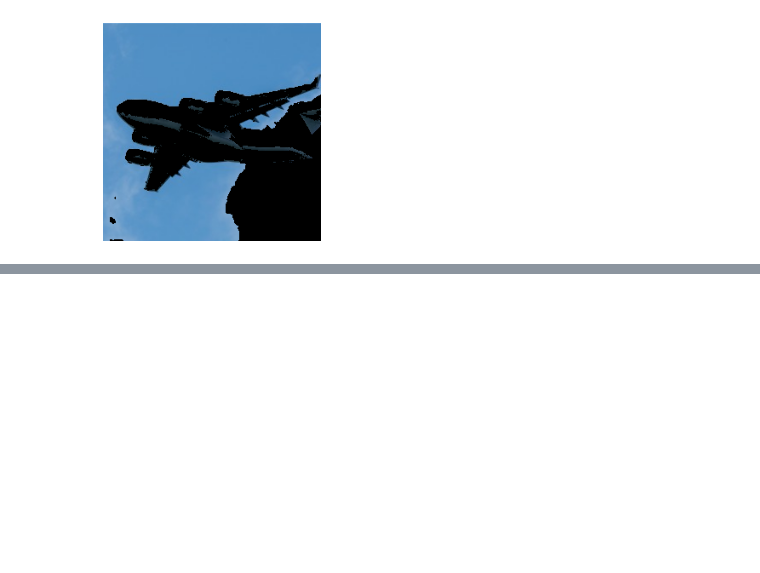
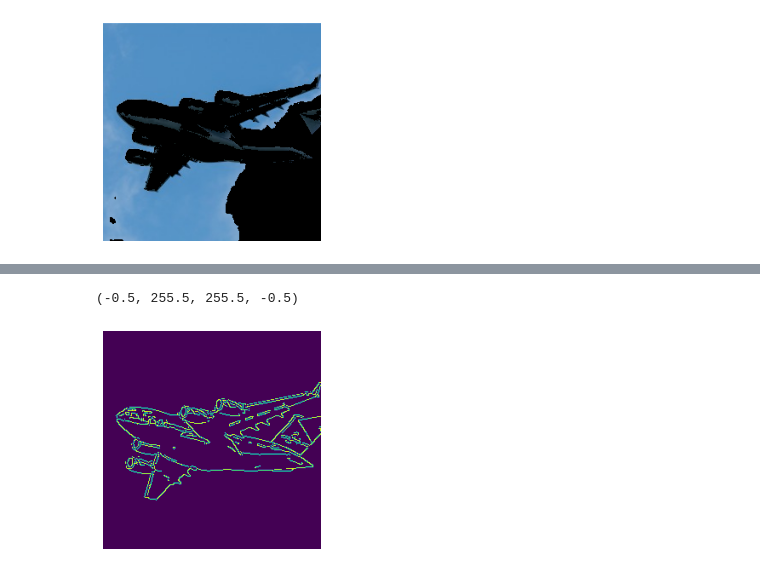
Before and after one commit to Satyamaadi/python, a Jupyter notebook: cv2.ipynb, the cells around one changed output, grey strips where cells are left out. Drawn from its saved outputs; the diff is of its cells as text; code cells hidden in the pictures; blank space fills up the shorter version.

```diff
--- a/cv2.ipynb
+++ b/cv2.ipynb
@@ -117,0 +176,15 @@ plt.imshow(image_rgb), plt.axis("off")
+# %%
+image = cv2.imread('plane_256x256.jpg',cv2.IMREAD_GRAYSCALE)
+# %%
+median_intensity = np.median(image)
+# %%
+lower_threshold = int(max(0, (1.0 - 0.33) * median_intensity))
+upper_threshold = int(min(255, (1.0 + 0.33) * median_intensity))
+# %%
+canny_image = cv2.Canny(image,lower_threshold,upper_threshold)
+# %%
+plt.imshow(canny_image)
+plt.axis('off')
+# %% [output]
+(-0.5, 255.5, 255.5, -0.5)
+[figure, added]
```
Also changed, not shown: parts of 14 cells of this notebook.
